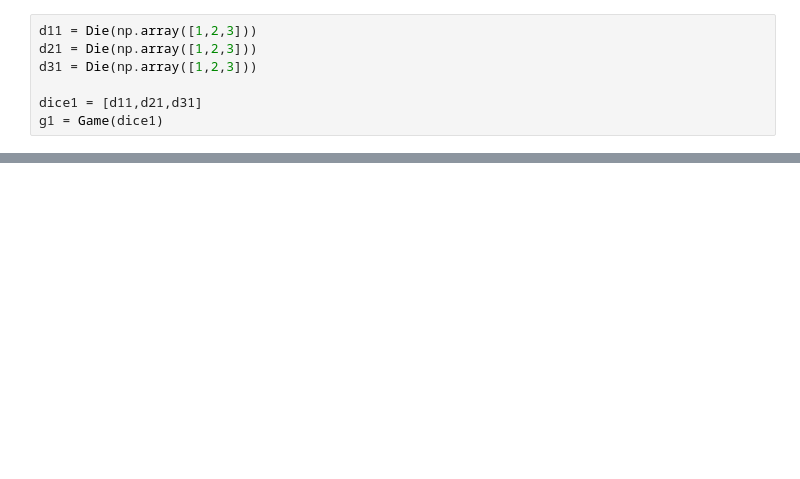
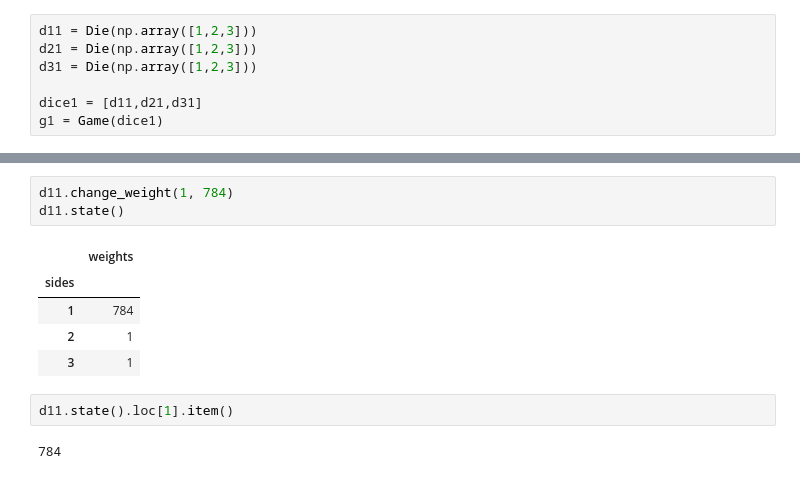
Before and after one commit to hrnur/montecarlo-sim, a Jupyter notebook: montecarlo_demo.ipynb, the cells around one changed output, grey strips where cells are left out. Cells and saved outputs as stored; diff of their text form; blank space fills up the shorter version.

```diff
--- a/montecarlo_demo.ipynb
+++ b/montecarlo_demo.ipynb
@@ -241,0 +272,13 @@ a.permutations()
+# %%
+d11.change_weight(1, 784)
+d11.state()
+# %% [output]
+|  | weights |
+| sides |  |
+| 1 | 784 |
+| 2 | 1 |
+| 3 | 1 |
+# %%
+d11.state().loc[1].item()
+# %% [output]
+784
```
Also changed, not shown: parts of 26 cells of this notebook, 2 other files.
